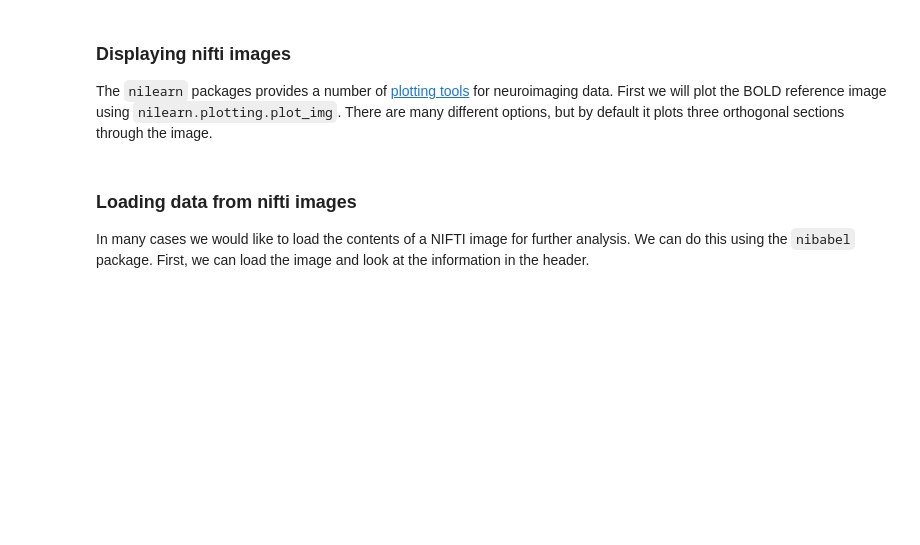
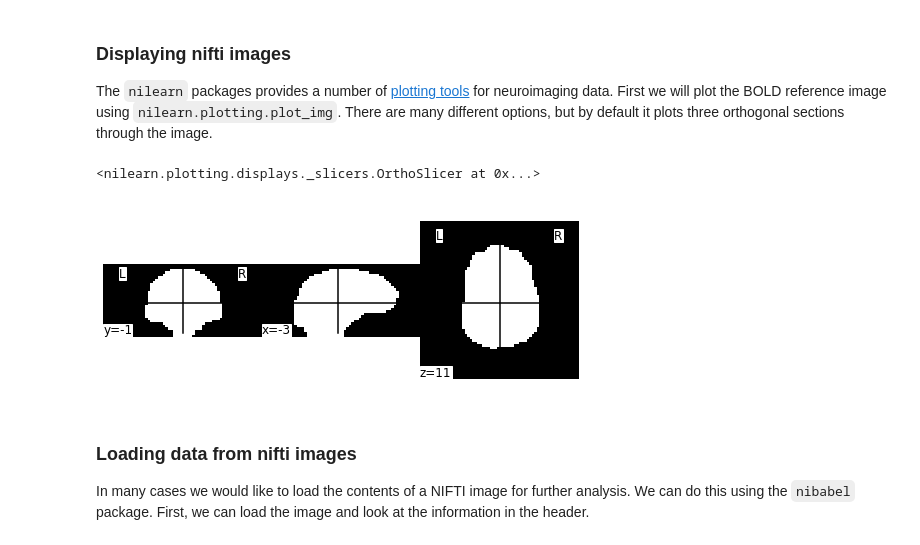
Before and after one commit to poldrack/reproducible-coding-workshop, a Jupyter notebook: notebooks/WorkingWithNeuroimagingData.ipynb, the cells around one changed output. Saved outputs shown, nothing was run; the diff lists cells and outputs as text; code cells hidden in the pictures; blank space fills up the shorter version.

```diff
--- a/notebooks/WorkingWithNeuroimagingData.ipynb
+++ b/notebooks/WorkingWithNeuroimagingData.ipynb
@@ -68,7 +74,10 @@ get_data(events, s3_bucket='openneuro.org')
 The `nilearn` packages provides a number of [plotting tools](https://nilearn.github.io/dev/plotting/index.html) for neuroimaging data. First we will plot the BOLD reference image using `nilearn.plotting.plot_img`.  There are many different options, but by default it plots three orthogonal sections through the image.
 # %%
 
-nilearn.plotting.plot_img(images['boldref'], cmap='gray')
+nilearn.plotting.plot_img(images['mask'], cmap='gray')
+# %% [output]
+<nilearn.plotting.displays._slicers.OrthoSlicer at 0x...>
+[figure, added]
 # %% [markdown]
 ### Loading data from nifti images
 
```
Also changed, not shown: parts of 15 cells of this notebook, 4 other files.
